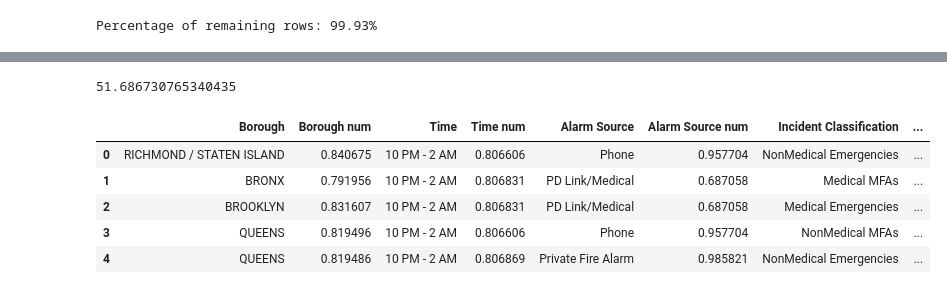
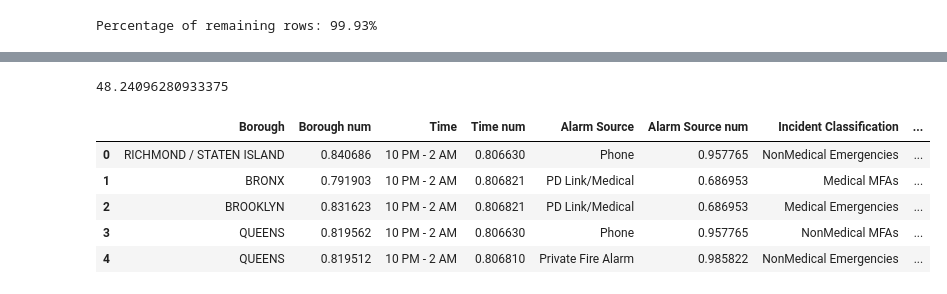
Before and after one commit to 415jason/NYC-Fire-Data, a Jupyter notebook: FireTruckCleaning.ipynb, the cells around one changed output, grey strips where cells are left out. Drawn from its saved outputs; the diff is of its cells as text; code cells hidden in the pictures.

Commit message:
Removed dispatch time

```diff
--- a/FireTruckCleaning.ipynb
+++ b/FireTruckCleaning.ipynb
@@ -11,8 +11,8 @@ total_columns = df.shape[1]
 df.drop(columns=['STARFIRE_INCIDENT_ID', 'ZIPCODE', 'POLICEPRECINCT', 'CITYCOUNCILDISTRICT', 'COMMUNITYDISTRICT', 'COMMUNITYSCHOOLDISTRICT', 'CONGRESSIONALDISTRICT', 'ALARM_BOX_NUMBER', 'ALARM_BOX_LOCATION', 'INCIDENT_CLASSIFICATION', 'ALARM_LEVEL_INDEX_DESCRIPTION', 'HIGHEST_ALARM_LEVEL', 'VALID_DISPATCH_RSPNS_TIME_INDC'], inplace=True)
 #Dropping most columns with DateTime data types, the other one will be converted to a categorical variable later
 df.drop(columns=['FIRST_ASSIGNMENT_DATETIME', 'FIRST_ACTIVATION_DATETIME', 'FIRST_ON_SCENE_DATETIME', 'INCIDENT_CLOSE_DATETIME'], inplace=True)
-# Dropping the column for INCIDENT_TRAVEL_TIME adnd INCIDENT_RESPONSE_SECONDS_QY, as they are mostly out of our control and will have to great of an impact on the model
-df.drop(columns=['INCIDENT_TRAVEL_TM_SECONDS_QY', 'INCIDENT_RESPONSE_SECONDS_QY'], inplace=True)
+# Dropping the column for INCIDENT_TRAVEL_TIME adnd INCIDENT_RESPONSE_SECONDS_QY, as they are mostly out of our control and will have too great of an impact on the model
+df.drop(columns=['INCIDENT_TRAVEL_TM_SECONDS_QY', 'INCIDENT_RESPONSE_SECONDS_QY', 'DISPATCH_RESPONSE_SECONDS_QY'], inplace=True)
 # %%
 # Dropping rows with missing values
 # The number of rows dropped is insignificant compared to the total number of rows
@@ -35,7 +35,4 @@ True    10273503
 Name: count, dtype: int64
-# %%
-# Converting strings in format '1,000' to integers
-df['DISPATCH_RESPONSE_SECONDS_QY'] = df['DISPATCH_RESPONSE_SECONDS_QY'].str.replace(',', '').astype(int)
 # %%
 # Convert string to datetime
 df['INCIDENT_DATETIME'] = pd.to_datetime(df['INCIDENT_DATETIME'], format="%m/%d/%Y %I:%M:%S %p")
@@ -220,19 +217,19 @@ cleaned_rows = df.shape[0]
 cleaned_columns = df.shape[1]
 print((cleaned_rows * cleaned_columns) / (total_rows * total_columns) * 100)
 # %% [output]
-51.686730765340435
+48.24096280933375
 # %%
 # Renaming columns to make them easier to read and work with
-df.rename(columns={'INCIDENT_BOROUGH': 'Borough', 'ALARM_SOURCE_DESCRIPTION_TX': 'Alarm Source', 'INCIDENT_CLASSIFICATION_GROUP': 'Incident Classification', 'DISPATCH_RESPONSE_SECONDS_QY': 'Dispatch Response Time', 'VALID_INCIDENT_RSPNS_TIME_INDC': 'Valid Response Time', 'ENGINES_ASSIGNED_QUANTITY': 'Engines Assigned', 'LADDERS_ASSIGNED_QUANTITY': 'Ladders Assigned', 'OTHER_UNITS_ASSIGNED_QUANTITY': 'Other Units Assigned', 'HOUR GROUP LABEL' : 'Time'}, inplace=True)
-order = ['Borough', 'Borough num', 'Time', 'Time num',  'Alarm Source', 'Alarm Source num', 'Incident Classification', 'Incident Classification num', 'Dispatch Response Time', 'Engines Assigned', 'Ladders Assigned', 'Other Units Assigned', 'Valid Response Time']
+df.rename(columns={'INCIDENT_BOROUGH': 'Borough', 'ALARM_SOURCE_DESCRIPTION_TX': 'Alarm Source', 'INCIDENT_CLASSIFICATION_GROUP': 'Incident Classification', 'VALID_INCIDENT_RSPNS_TIME_INDC': 'Valid Response Time', 'ENGINES_ASSIGNED_QUANTITY': 'Engines Assigned', 'LADDERS_ASSIGNED_QUANTITY': 'Ladders Assigned', 'OTHER_UNITS_ASSIGNED_QUANTITY': 'Other Units Assigned', 'HOUR GROUP LABEL' : 'Time'}, inplace=True)
+order = ['Borough', 'Borough num', 'Time', 'Time num',  'Alarm Source', 'Alarm Source num', 'Incident Classification', 'Incident Classification num', 'Engines Assigned', 'Ladders Assigned', 'Other Units Assigned', 'Valid Response Time']
 df = df[order]
 df.head()
 # %% [output]
 |  | Borough | Borough num | Time | Time num | Alarm Source | Alarm Source num | Incident Classification | ... |
-| 0 | RICHMOND / STATEN ISLAND | 0.840675 | 10 PM - 2 AM | 0.806606 | Phone | 0.957704 | NonMedical Emergencies | ... |
-| 1 | BRONX | 0.791956 | 10 PM - 2 AM | 0.806831 | PD Link/Medical | 0.687058 | Medical MFAs | ... |
-| 2 | BROOKLYN | 0.831607 | 10 PM - 2 AM | 0.806831 | PD Link/Medical | 0.687058 | Medical Emergencies | ... |
-| 3 | QUEENS | 0.819496 | 10 PM - 2 AM | 0.806606 | Phone | 0.957704 | NonMedical MFAs | ... |
-| 4 | QUEENS | 0.819486 | 10 PM - 2 AM | 0.806869 | Private Fire Alarm | 0.985821 | NonMedical Emergencies | ... |
+| 0 | RICHMOND / STATEN ISLAND | 0.840686 | 10 PM - 2 AM | 0.806630 | Phone | 0.957765 | NonMedical Emergencies | ... |
+| 1 | BRONX | 0.791903 | 10 PM - 2 AM | 0.806821 | PD Link/Medical | 0.686953 | Medical MFAs | ... |
+| 2 | BROOKLYN | 0.831623 | 10 PM - 2 AM | 0.806821 | PD Link/Medical | 0.686953 | Medical Emergencies | ... |
+| 3 | QUEENS | 0.819562 | 10 PM - 2 AM | 0.806630 | Phone | 0.957765 | NonMedical MFAs | ... |
+| 4 | QUEENS | 0.819512 | 10 PM - 2 AM | 0.806810 | Private Fire Alarm | 0.985822 | NonMedical Emergencies | ... |
 # %%
 pd.DataFrame(df).to_csv(r"C:\Users\Jason\Downloads\CleanedFireIncidentData.csv")
```
Also changed, not shown: parts of 8 cells of this notebook.
